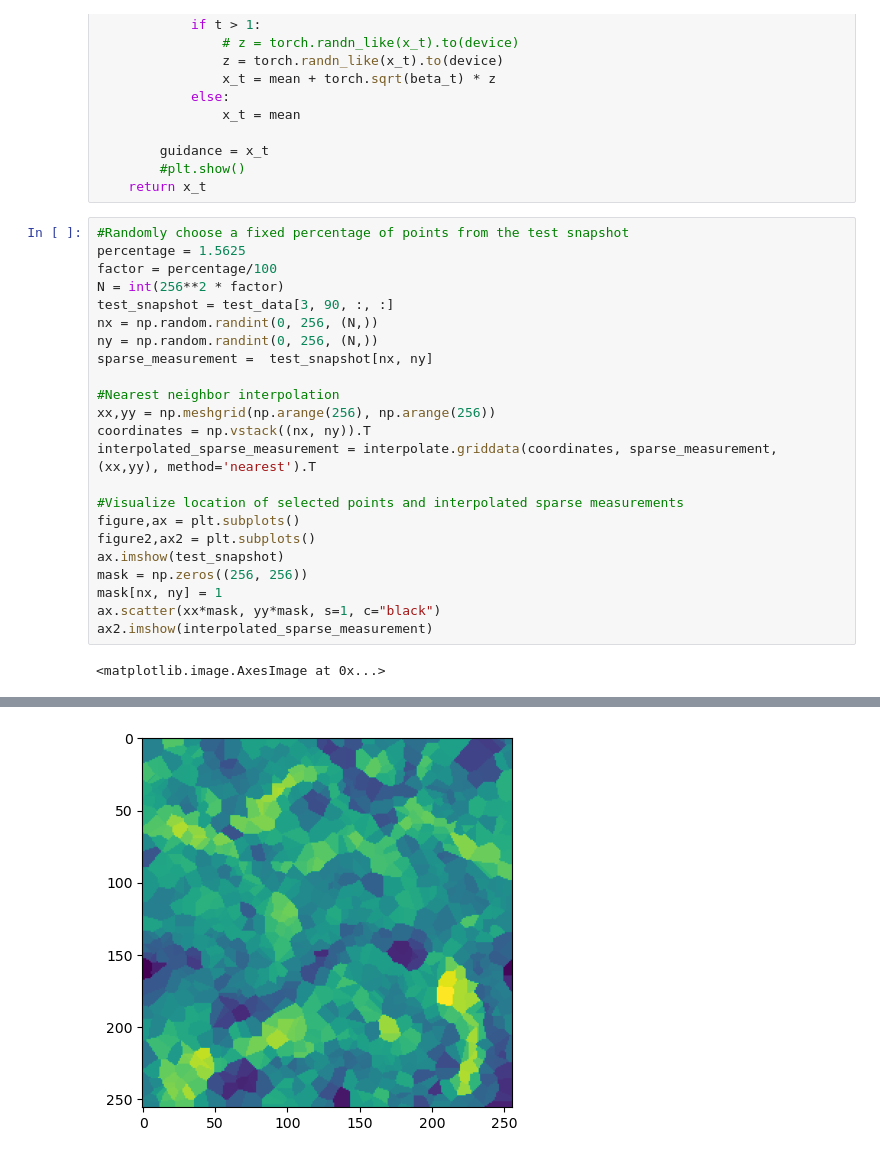
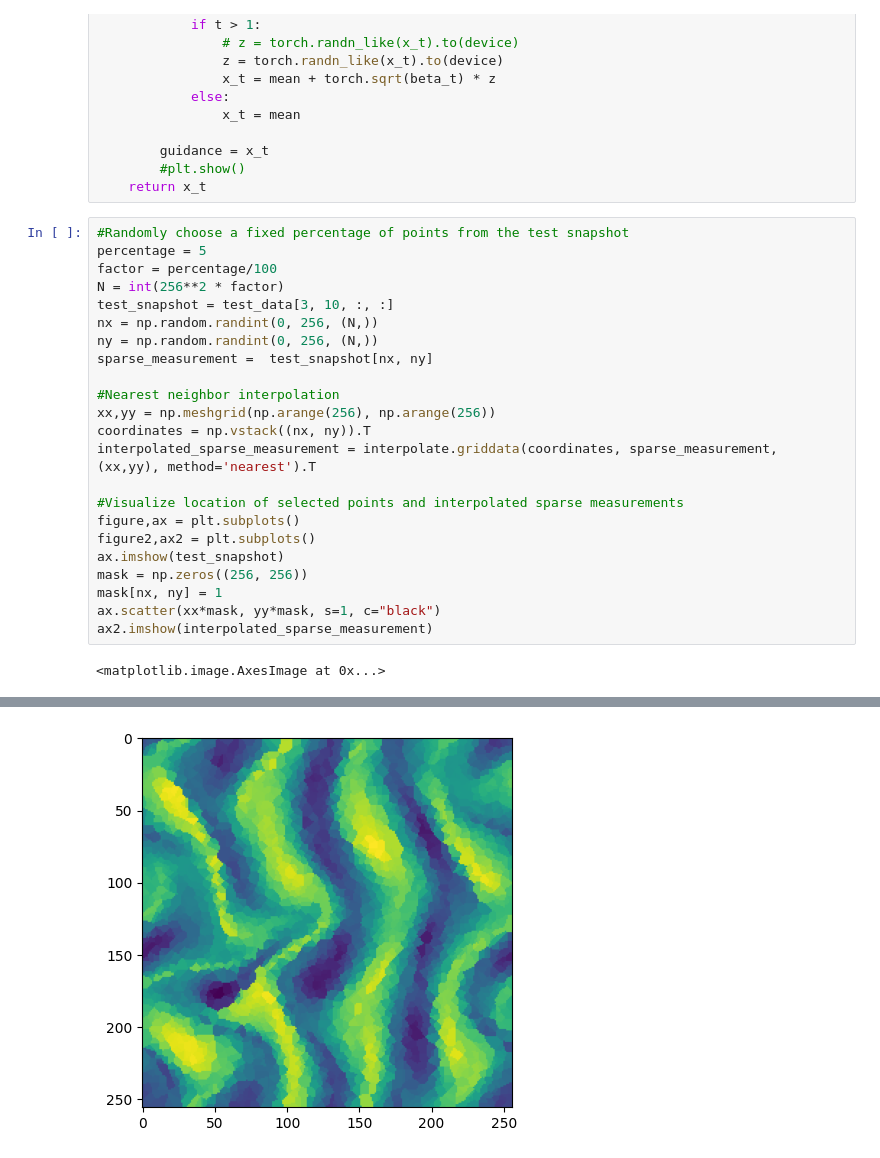
Before and after one commit to baristuran/baris-personal, a Jupyter notebook: data_assimilation.ipynb, the cells around one changed output, grey strips where cells are left out. Cells and saved outputs as stored; diff of their text form.

```diff
--- a/data_assimilation.ipynb
+++ b/data_assimilation.ipynb
@@ -109,10 +109,10 @@ def denoise(guidance, model, K, beta_min = 1e-4, beta_max = 0.02, steps=[1000],
     return x_t
 # %%
 #Randomly choose a fixed percentage of points from the test snapshot
-percentage = 1.5625
+percentage = 5
 factor = percentage/100
 N = int(256**2 * factor)
-test_snapshot = test_data[3, 90, :, :]
+test_snapshot = test_data[3, 10, :, :]
 nx = np.random.randint(0, 256, (N,))
 ny = np.random.randint(0, 256, (N,))
 sparse_measurement =  test_snapshot[nx, ny]
@@ -136,4 +136,4 @@ ax2.imshow(interpolated_sparse_measurement)
-[figure, old version]
+[figure, new version]
 # %%
 #Generate high fidelity data from sparse mesurements
 sparse_measurement = torch.tensor(interpolated_sparse_measurement, dtype=torch.float32).unsqueeze(0).unsqueeze(0).to(device)
```
Also changed, not shown: parts of 4 cells of this notebook, 4 other files.
